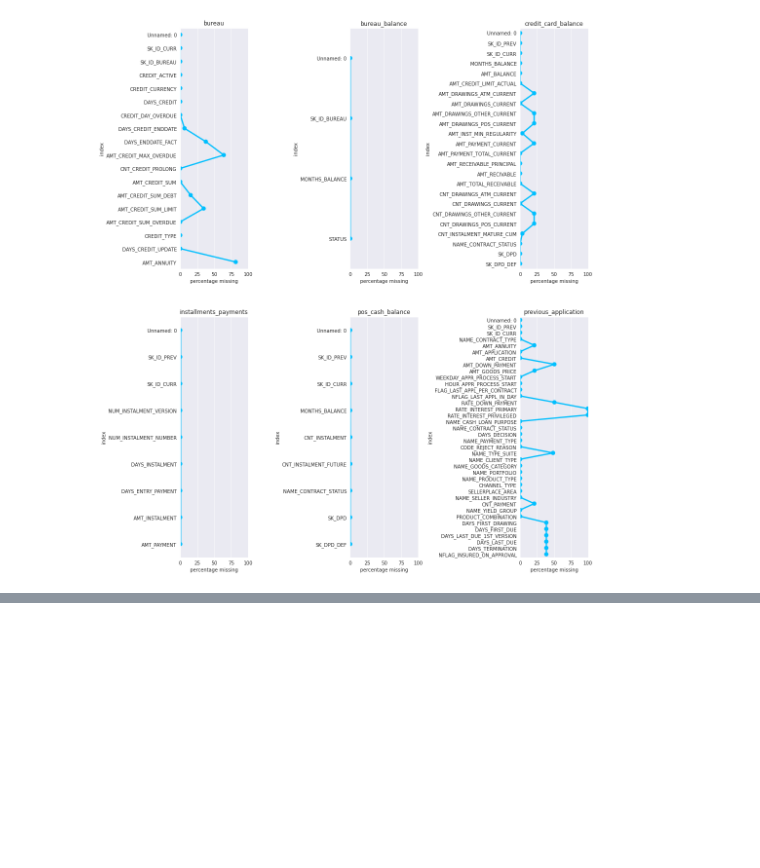
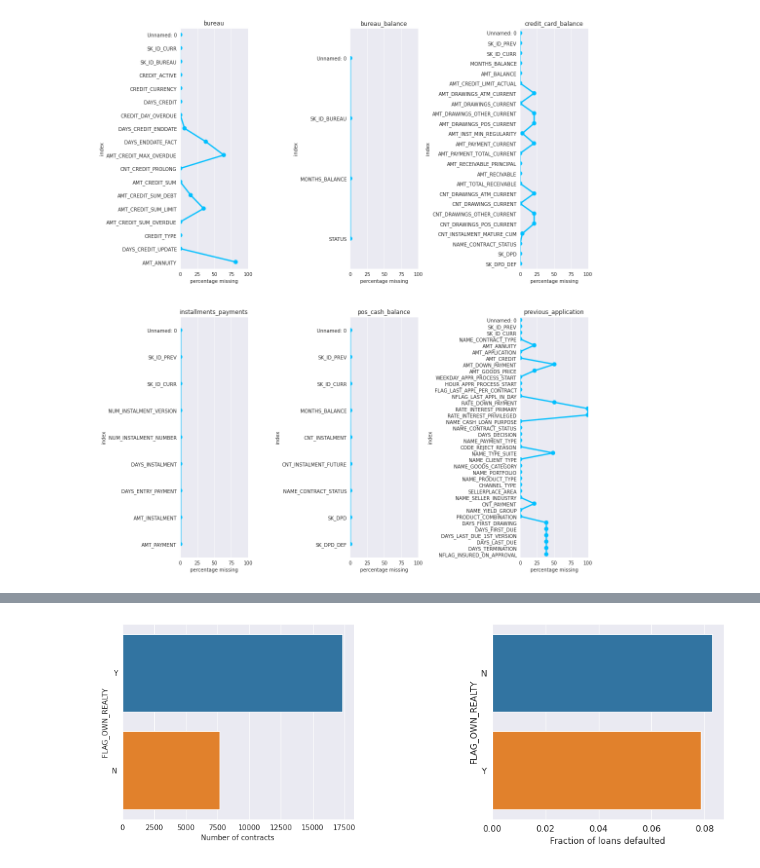
Before and after one commit to yadneshkhairnar194/Home-Credit-Default-Risk, a Jupyter notebook: Home_Credit_Default_Risk.ipynb, the cells around one changed output, grey strips where cells are left out. Drawn from its saved outputs; the diff is of its cells as text; code cells hidden in the pictures; blank space fills up the shorter version.

```diff
--- a/Home_Credit_Default_Risk.ipynb
+++ b/Home_Credit_Default_Risk.ipynb
@@ -273,0 +328,4 @@ plt.subplots_adjust(wspace = 1.5)
+# %%
+plot_bar_gen('FLAG_OWN_REALTY')
+# %% [output]
+[figure, added]
```
Also changed, not shown: parts of 49 cells of this notebook.
